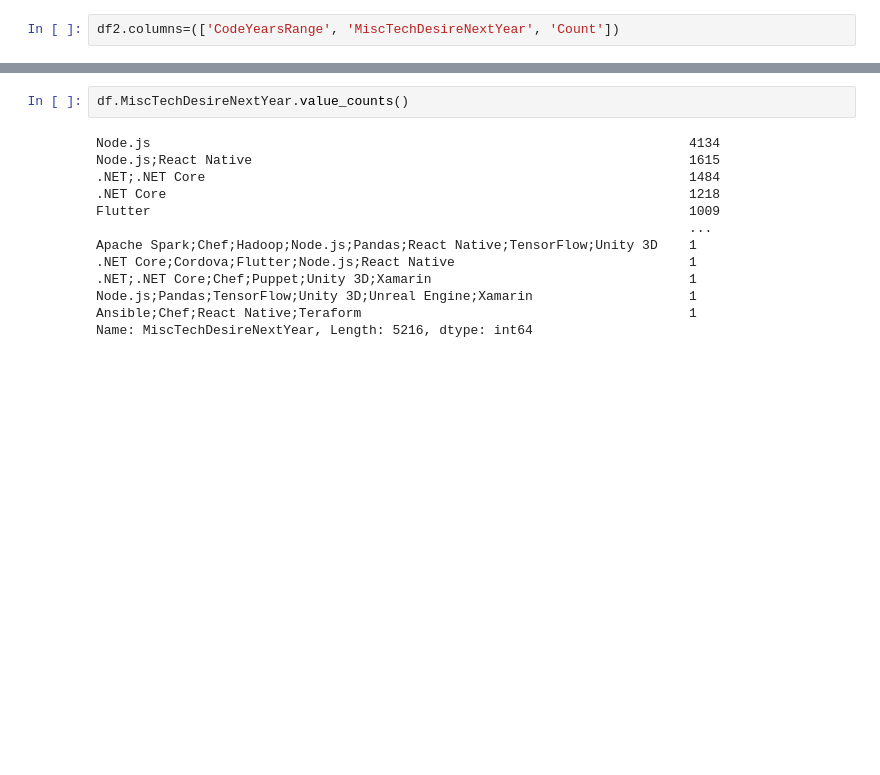
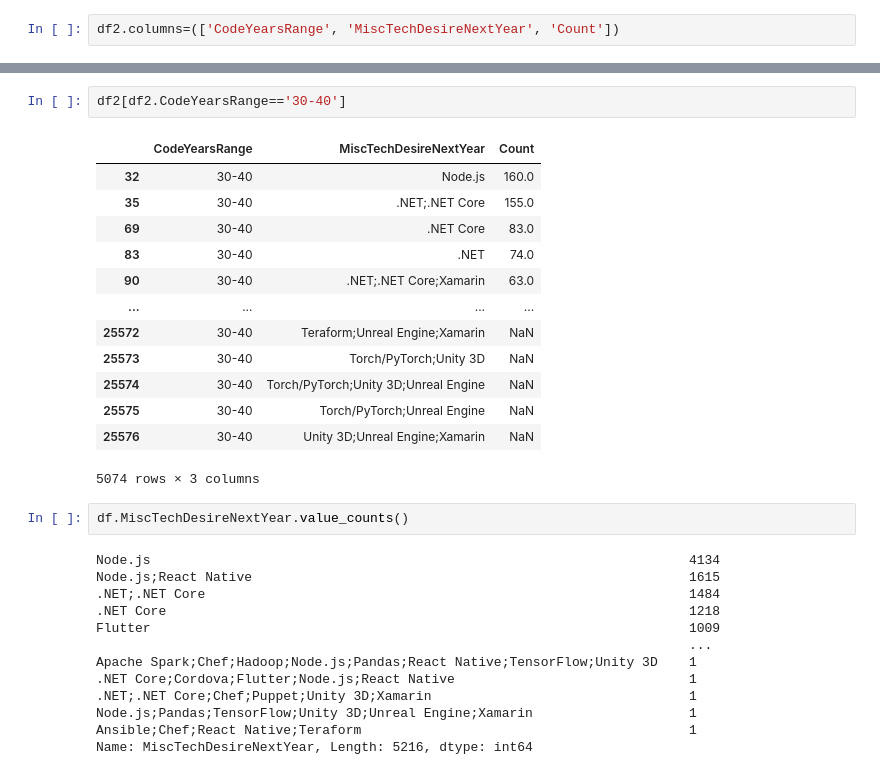
Before and after one commit to rajeevfromkrec/udacity_datascience, a Jupyter notebook: Udacity_data_science_project_1.ipynb, the cells around one changed output, grey strips where cells are left out. Cells and saved outputs as stored; diff of their text form; blank space fills up the shorter version.

```diff
--- a/Udacity_data_science_project_1.ipynb
+++ b/Udacity_data_science_project_1.ipynb
@@ -165,3 +163,19 @@ memory usage: 505.9+ KB
+# %%
+df2[df2.CodeYearsRange=='30-40']
+# %% [output]
+|  | CodeYearsRange | MiscTechDesireNextYear | Count |
+| 32 | 30-40 | Node.js | 160.0 |
+| 35 | 30-40 | .NET;.NET Core | 155.0 |
+| 69 | 30-40 | .NET Core | 83.0 |
+| 83 | 30-40 | .NET | 74.0 |
+| 90 | 30-40 | .NET;.NET Core;Xamarin | 63.0 |
+| ... | ... | ... | ... |
+| 25572 | 30-40 | Teraform;Unreal Engine;Xamarin | NaN |
+| 25573 | 30-40 | Torch/PyTorch;Unity 3D | NaN |
+| 25574 | 30-40 | Torch/PyTorch;Unity 3D;Unreal Engine | NaN |
+| 25575 | 30-40 | Torch/PyTorch;Unreal Engine | NaN |
+| 25576 | 30-40 | Unity 3D;Unreal Engine;Xamarin | NaN |
+5074 rows × 3 columns
 # %%
 df.MiscTechDesireNextYear.value_counts()
 # %% [output]
```
Also changed, not shown: parts of 35 cells of this notebook.
